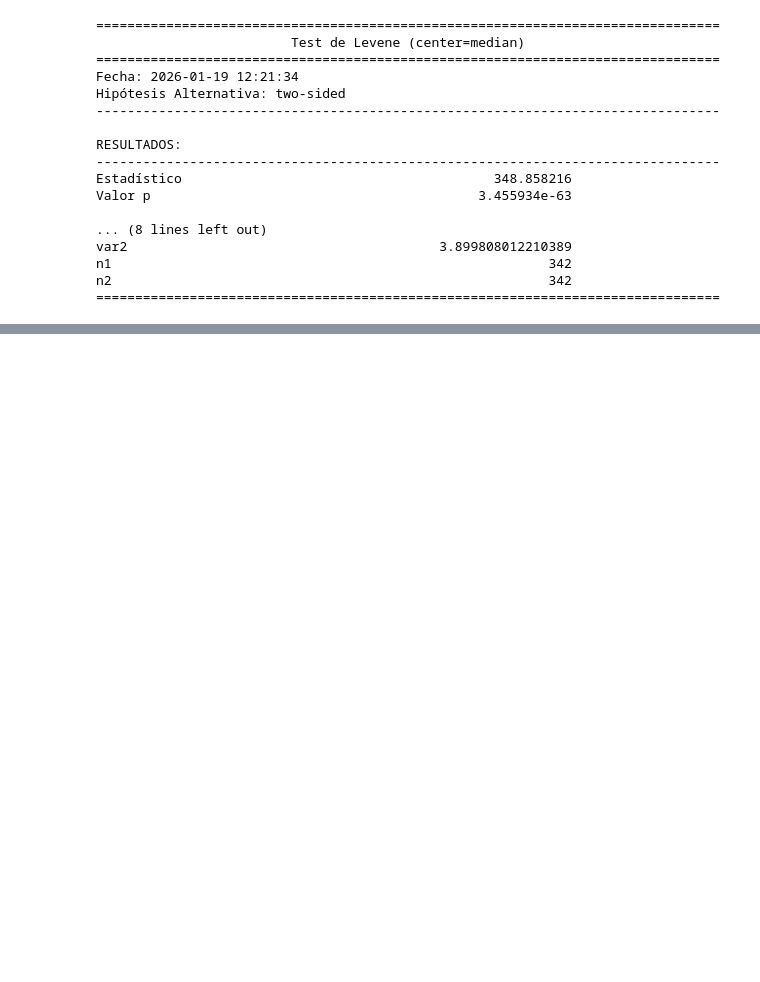
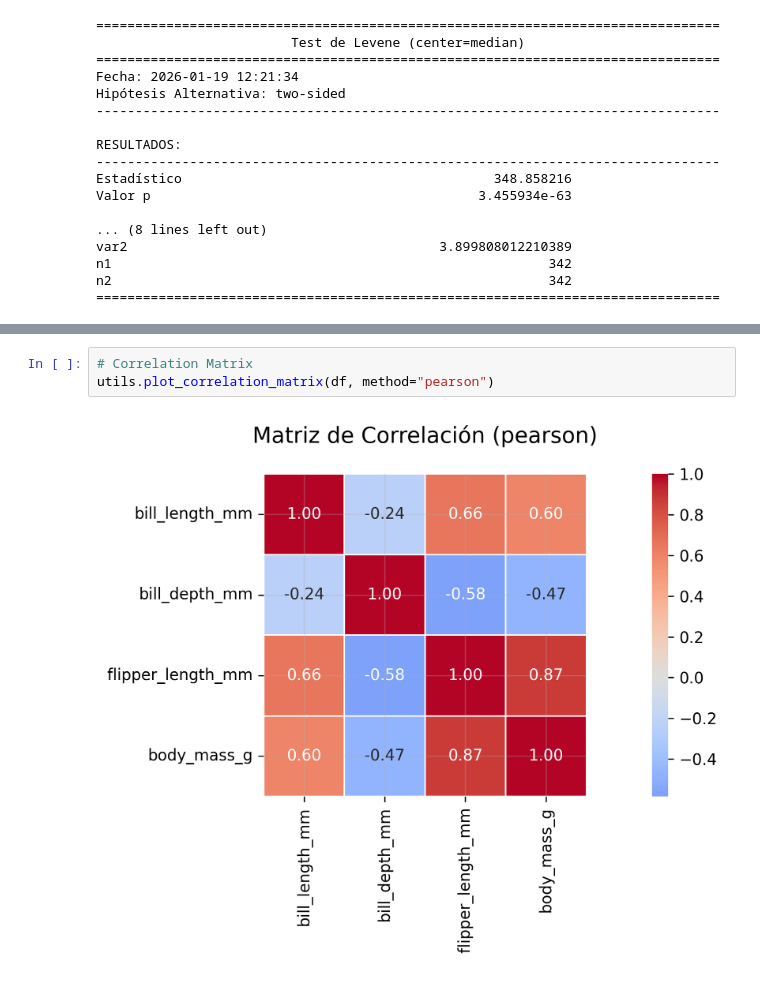
Before and after one commit to GhostAnalyst30/StatsLibX, a Jupyter notebook: how_use_statslibx.ipynb, the cells around one changed output, grey strips where cells are left out. Cells and saved outputs as stored; diff of their text form; blank space fills up the shorter version.

```diff
--- a/how_use_statslibx.ipynb
+++ b/how_use_statslibx.ipynb
@@ -913,0 +1038,5 @@ n2                                                        342
+# %%
+# Correlation Matrix
+utils.plot_correlation_matrix(df, method="pearson")
+# %% [output]
+[figure, added]
```
Also changed, not shown: parts of 18 cells of this notebook, 2 other files.
